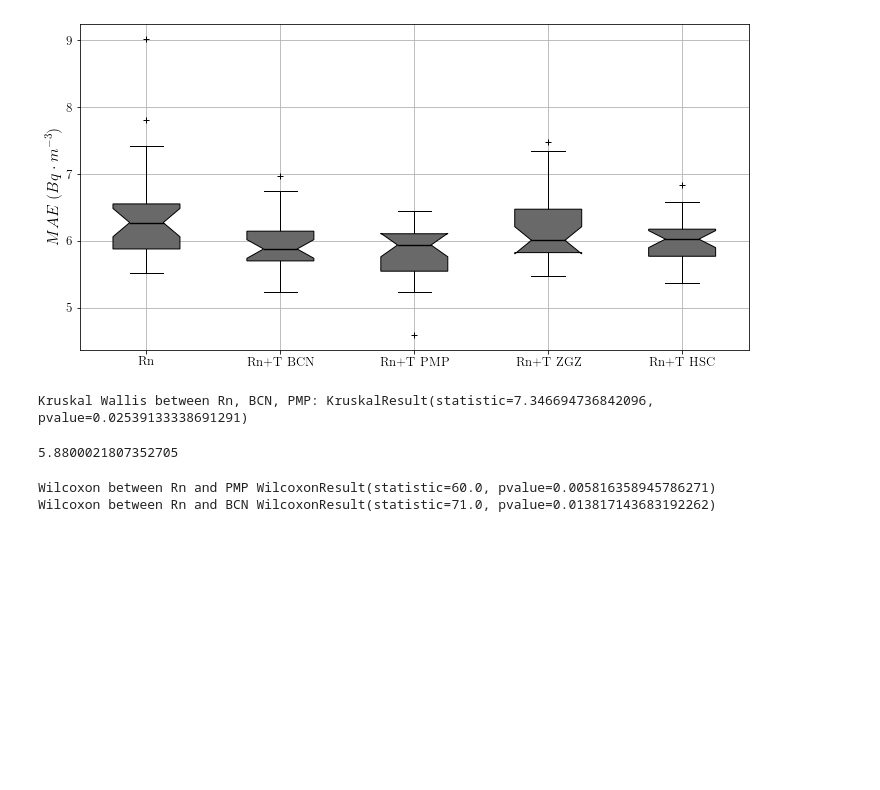
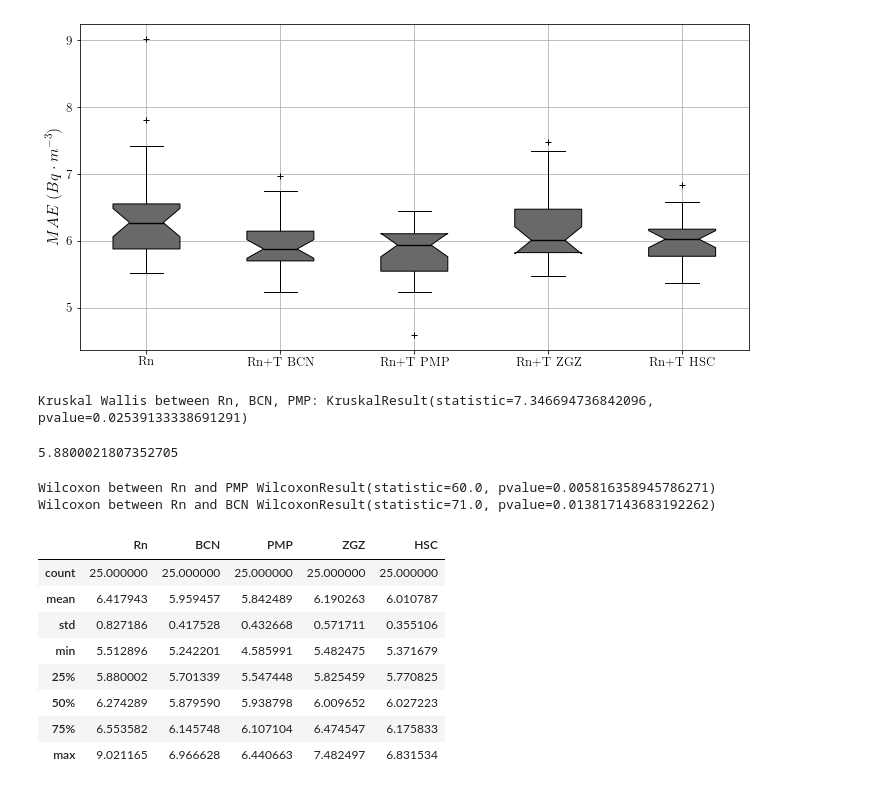
Before and after one commit to TsspGit/Rn_Time_Series, a Jupyter notebook: AEMET/Codes_Daily/Statistical_Analysis.ipynb, the cells around one changed output. Saved outputs shown, nothing was run; the diff lists cells and outputs as text; code cells hidden in the pictures; blank space fills up the shorter version.

Commit message:
Table plot 3Fw

```diff
--- a/AEMET/Codes_Daily/Statistical_Analysis.ipynb
+++ b/AEMET/Codes_Daily/Statistical_Analysis.ipynb
@@ -146,3 +146,21 @@ print('Wilcoxon between Rn and BCN', wilcoxon(X[0], X[1]))
 # %% [output]
 Wilcoxon between Rn and PMP WilcoxonResult(statistic=60.0, pvalue=0.005816358945786271)
 Wilcoxon between Rn and BCN WilcoxonResult(statistic=71.0, pvalue=0.013817143683192262)
+# %%
+DF = pd.DataFrame({'Rn': EAMRn,
+                  'BCN': EAM_BCN,
+                  'PMP': EAM_PMP,
+                  'ZGZ': EAM_ZGZ,
+                  'HSC': EAM_HSC})
+# %%
+DF.describe()
+# %% [output]
+|  | Rn | BCN | PMP | ZGZ | HSC |
+| count | 25.000000 | 25.000000 | 25.000000 | 25.000000 | 25.000000 |
+| mean | 6.417943 | 5.959457 | 5.842489 | 6.190263 | 6.010787 |
+| std | 0.827186 | 0.417528 | 0.432668 | 0.571711 | 0.355106 |
+| min | 5.512896 | 5.242201 | 4.585991 | 5.482475 | 5.371679 |
+| 25% | 5.880002 | 5.701339 | 5.547448 | 5.825459 | 5.770825 |
+| 50% | 6.274289 | 5.879590 | 5.938798 | 6.009652 | 6.027223 |
+| 75% | 6.553582 | 6.145748 | 6.107104 | 6.474547 | 6.175833 |
+| max | 9.021165 | 6.966628 | 6.440663 | 7.482497 | 6.831534 |
```
Also changed, not shown: parts of 2 cells of this notebook, 1 other file.
